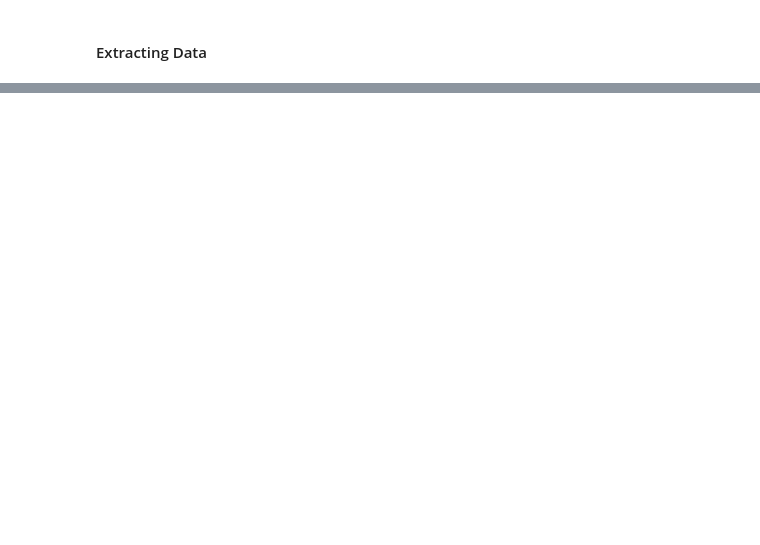
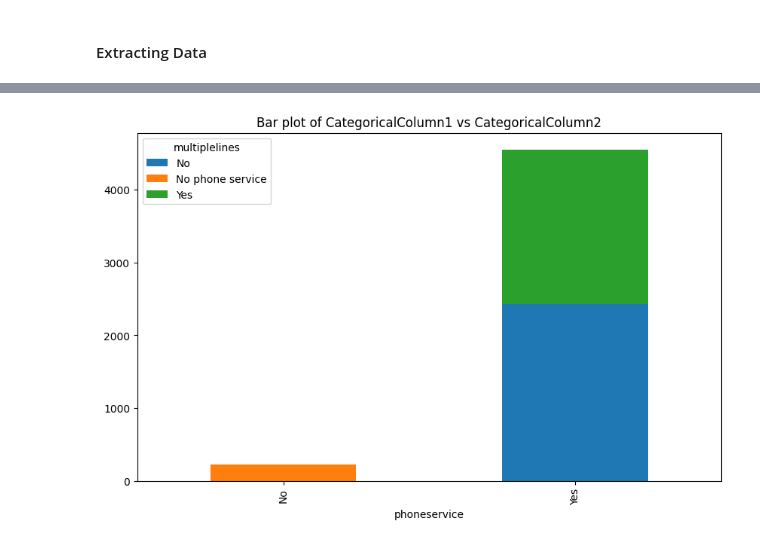
Before and after one commit to MoIdris/Customer-Churn-Prediction, a Jupyter notebook: Notebook/Customer_churn.ipynb, the cells around one changed output, grey strips where cells are left out. Saved outputs shown, nothing was run; the diff lists cells and outputs as text; code cells hidden in the pictures; blank space fills up the shorter version.

```diff
--- a/Notebook/Customer_churn.ipynb
+++ b/Notebook/Customer_churn.ipynb
@@ -113,0 +513,8 @@ data_1
+# %%
+# Categorical vs Categorical data
+cross_tab = pd.crosstab(Customer_churn['phoneservice'], Customer_churn['multiplelines'])
+cross_tab.plot(kind='bar', stacked=True, figsize=(10, 6))
+plt.title('Bar plot of CategoricalColumn1 vs CategoricalColumn2')
+plt.show()
+# %% [output]
+[figure, added]
```
Also changed, not shown: parts of 57 cells of this notebook, 1 other file.
